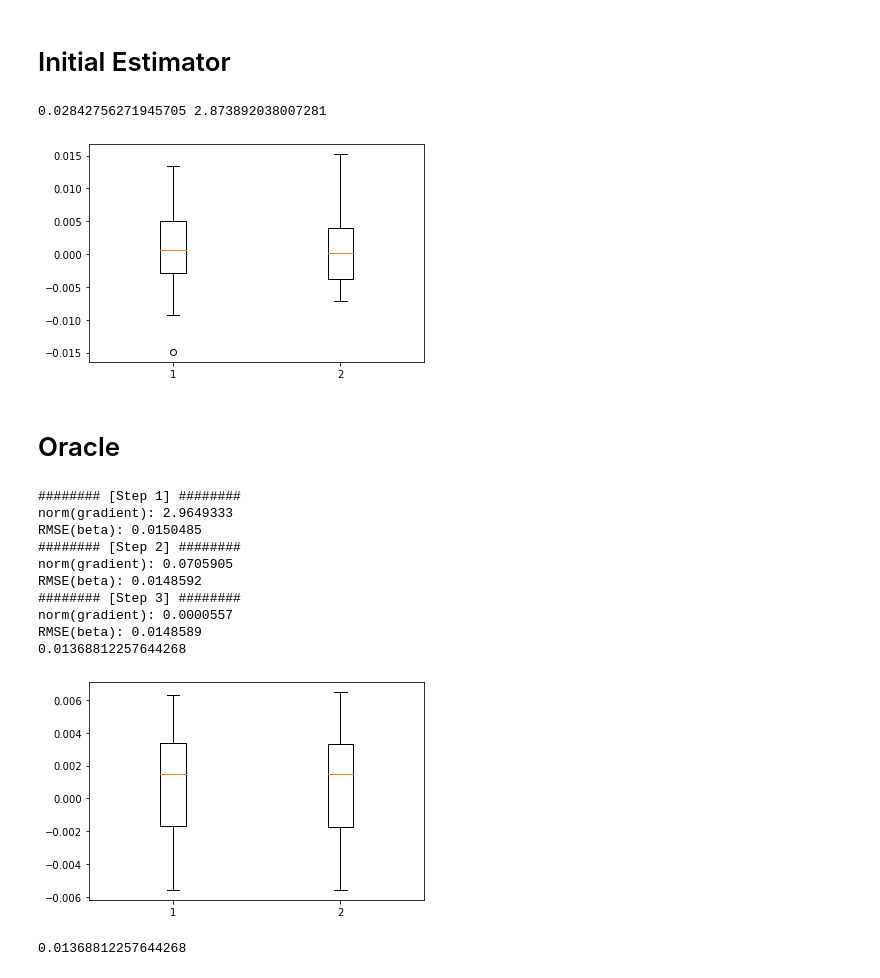
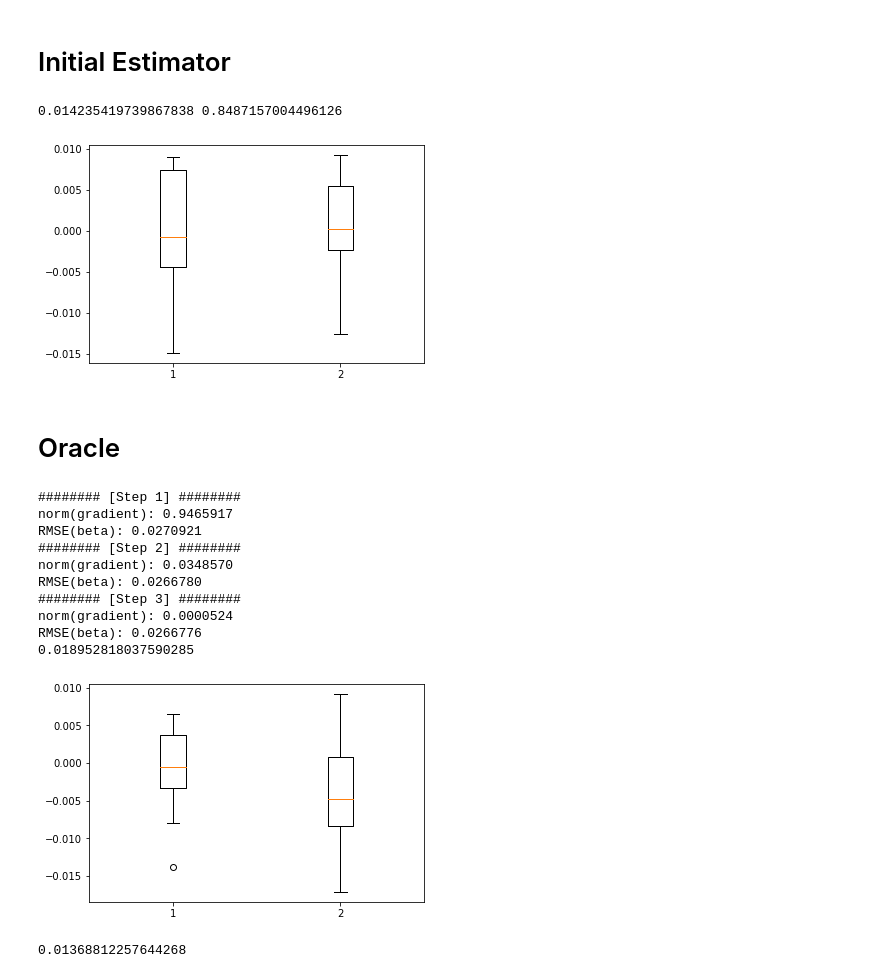
Before and after one commit to Helenology/Paper_Crowdsourcing, a Jupyter notebook: codes/main.ipynb, the cells around one changed output. Saved outputs shown, nothing was run; the diff lists cells and outputs as text; code cells hidden in the pictures.

```diff
--- a/codes/main.ipynb
+++ b/codes/main.ipynb
@@ -19,19 +19,21 @@ from model.ORACLE import ORACLE
 from model.Initial import Initial
 # %% [markdown]
 # Hyperparameters
+# %%
+K_list = [1, 9]
+r_list = [0.05, 0.1, 0.15]
+alpha_list = [0.1, 0.2, 0.5, 1]
+
+K = K_list[0]           # (K+1) classes
+alpha = 1 # n**(-0.1)
+r = r_list[0]
 # %%
-seed = 1
+seed = 0
 np.random.seed(seed=seed)
 
-N = 500000        # the size of the unlabeled dataset
-n = 50000            # pilot sample size
-alpha = 1 # n**(-0.1)
-print(f"alpha={alpha:.4f}")
-
-p = 10          # feature dimension
-K = 2           # (K+1) classes
-M = int(n / np.log(n))          # the size of the annotator pool
-print(f"[n*alpha={int(n*alpha)}/N={N}]")
-print(f"[M={M}] vs [n*alpha={int(n*alpha)}]")
+N = 10000                    # the size of the unlabeled dataset
+n = int(N * r)               # pilot sample size
+p = 10                       # feature dimension
+M = int(n / np.log(n))       # the size of the annotator pool
 # %% [output]
 alpha=1.0000
@@ -73,13 +72,13 @@ init_model = Initial(X1, AY1, A1, K)
 init_beta, init_sigma, init_betams = init_model.init_param()
 print(norm(init_beta - beta[1:]), norm(init_sigma - sigma_list))
 # %% [output]
-0.02842756271945705 2.873892038007281
+0.014235419739867838 0.8487157004496126
 # %%
 diff_mom, diff_son = init_model.check(init_beta, init_sigma, beta[1:], sigma_list)
-plt.boxplot([diff_mom, -diff_son.ravel()])
+plt.boxplot([diff_mom, diff_son.ravel()])
 plt.show()
 # %% [output]
-[figure, old version]
+[figure, new version]
 # %% [markdown]
 # Oracle
 # %%
@@ -88,21 +87,21 @@ oracle_beta = oracle_model.update_alg(max_steps=5, tol=1e-5, true_beta=beta[1:])
 print(norm(oracle_beta - beta[1:].ravel()))
 # %% [output]
 ######## [Step 1] ########
-norm(gradient): 2.9649333
-RMSE(beta): 0.0150485
+norm(gradient): 0.9465917
+RMSE(beta): 0.0270921
 ######## [Step 2] ########
-norm(gradient): 0.0705905
-RMSE(beta): 0.0148592
+norm(gradient): 0.0348570
+RMSE(beta): 0.0266780
 ######## [Step 3] ########
-norm(gradient): 0.0000557
-RMSE(beta): 0.0148589
-0.01368812257644268
+norm(gradient): 0.0000524
+RMSE(beta): 0.0266776
+0.018952818037590285
 # %%
 diff_mom, diff_son = oracle_model.check(beta[1:], sigma_list)
 plt.boxplot([diff_mom, diff_son.ravel()])
 plt.show()
 # %% [output]
-[figure, old version]
+[figure, new version]
 # %%
 print(norm(oracle_beta - beta[1:].ravel()))
 # %% [output]
```
Also changed, not shown: parts of 4 cells of this notebook, 2 other files.
